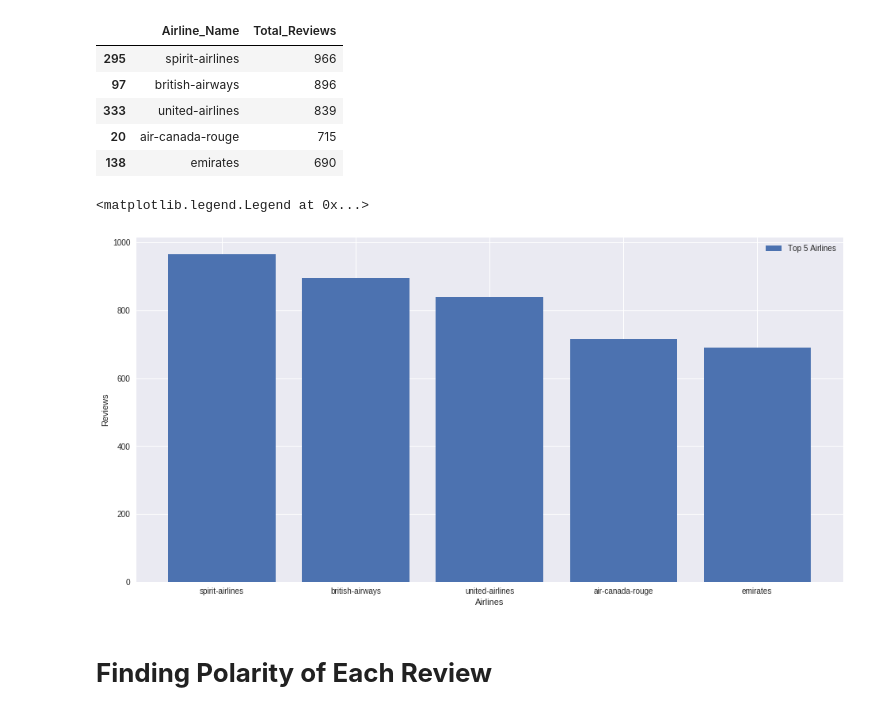
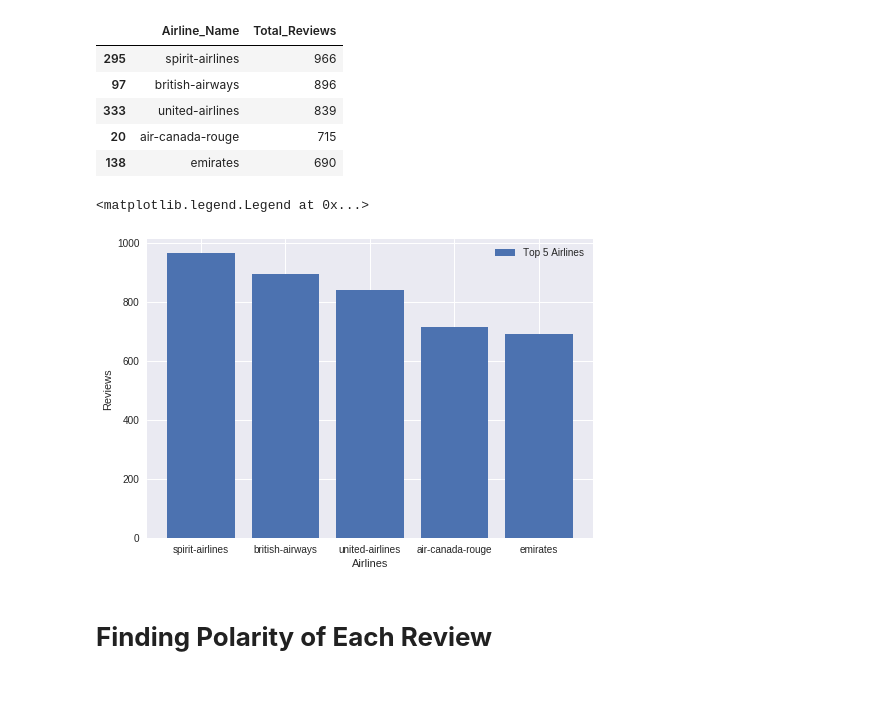
Before and after one commit to vkunal1996/Airport-Reviews-Analysis, a Jupyter notebook: Airline_Quality_Service.ipynb, the cells around one changed output. Drawn from its saved outputs; the diff is of its cells as text; code cells hidden in the pictures.

```diff
--- a/Airline_Quality_Service.ipynb
+++ b/Airline_Quality_Service.ipynb
@@ -119,15 +119,14 @@ df.head()
 | 20 | air-canada-rouge | 715 |
 | 138 | emirates | 690 |
 # %%
-plt.figure(figsize=(16,8))
 plt.style.use('seaborn')
 plt.xlabel('Airlines')
 plt.ylabel('Reviews')
 plt.bar(df.Airline_Name[:5],df.Total_Reviews[:5],label='Top 5 Airlines')
 plt.legend()
 # %% [output]
 <matplotlib.legend.Legend at 0x...>
-[figure, old version]
+[figure, new version]
 # %% [markdown]
 # **Finding Polarity of Each Review**
 # %%
```
Also changed, not shown: parts of 35 cells of this notebook.
